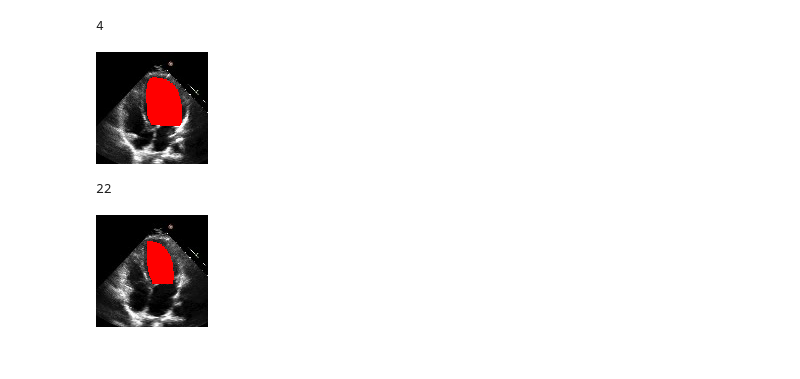
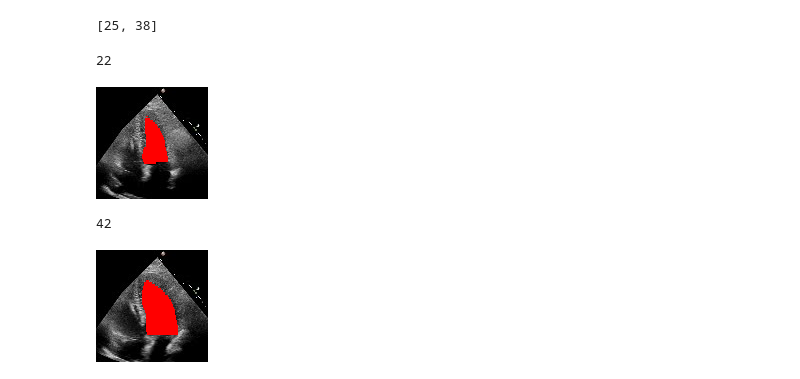
Before and after one commit to aarontyliu/another-echonet, a Jupyter notebook: example-Copy1.ipynb, the cells around one changed output. Cells and saved outputs as stored; diff of their text form; code cells hidden in the pictures.

Commit message:
update model archi and data flow

```diff
--- a/example-Copy1.ipynb
+++ b/example-Copy1.ipynb
@@ -16,5 +27,5 @@ from models import EchoNetRegressor
 # %%
-root_dir = '/Users/aaronliu/Data/EchoNet-Dynamic/Videos/'
+root_dir = '/home/tienyu/data/EchoNet-Dynamic/Videos/'
 # %%
-filelist = pd.read_csv('/Users/aaronliu/Data/EchoNet-Dynamic/FileList.csv')
-tracing = pd.read_csv('/Users/aaronliu/Data/EchoNet-Dynamic/VolumeTracings.csv')
+filelist = pd.read_csv('/home/tienyu/data/EchoNet-Dynamic/FileList.csv')
+tracing = pd.read_csv('/home/tienyu/data/EchoNet-Dynamic/VolumeTracings.csv')
@@ -23,3 +41,39 @@ valid_clips = tracing.FileName.str.replace('.avi', '').unique()
 valid_idx = np.isin(filelist.FileName, valid_clips)
 # %%
 valid_filelist = filelist[valid_idx]
+# %%
+masks = defaultdict(list)
+mask_frames = defaultdict(list)
+grouped_tracing = tracing.groupby('FileName')
+
+def get_mask(x1, y1, x2, y2):
+    x = np.concatenate((x1, x2[::-1]))
+    y = np.concatenate((y1, y2[::-1]))
+    r, c = polygon(np.rint(y), np.rint(x), (112, 112))
+    mask = np.zeros((112, 112))
+    mask[r, c] = 1
+
+    return mask
+
+for k in tracing.FileName.unique():
+    g = grouped_tracing.get_group(k).groupby('Frame')
+    fs = g.Frame.unique()
+    if len(g) == 2:
+        for f in fs:
+            frame_num = f.item()
+            x1, y1, x2, y2 = g.get_group(frame_num)[['X1', 'Y1', 'X2', 'Y2']].values[1:].T
+            mask = get_mask(x1, y1, x2, y2)
+            masks[k].append(mask)
+            mask_frames[k].append(frame_num)
+        if masks[k][1].sum() > masks[k][0].sum():
+            masks[k][0], masks[k][1] = masks[k][1], masks[k][0]
+            mask_frames[k][0], mask_frames[k][1] = mask_frames[k][1], mask_frames[k][0]
+        assert masks[k][0].sum() >= masks[k][1].sum(), f'invalid video {k}'
+# %%
+mask_frames[k]
+# %% [output]
+[25, 38]
+# %%
+# filename = valid_filelist[valid_filelist.Split=='TRAIN'].FileName.loc[idx] + '.avi'
+filename = '0X124030F8B3C1A5AF.avi'
+grouped_df = tracing[tracing.FileName == filename].groupby('Frame')
@@ -26,24 +95,21 @@ valid_filelist = filelist[valid_idx]
 # %%
-filename = valid_filelist[valid_filelist.Split=='TRAIN'].FileName.iloc[2929] + '.avi'
-grouped_df = tracing[tracing.FileName == filename].groupby('Frame')
-keys = tracing[tracing.FileName == filename].Frame.unique()
 # for key, item in grouped_df:
 #     print(grouped_df.get_group(key), "\n\n")
 filepath = os.path.join(root_dir, filename)
 from PIL import Image, ImageFont, ImageDraw, ImageEnhance
 container = av.open(filepath)
 k = 0
 for j, frame in enumerate(container.decode(video=0)):
     if j in keys:
         print(j)
         coordinates = grouped_df.get_group(j)[['X1', 'Y1', 'X2', 'Y2']].values.tolist()[1:]
         f = frame.to_image()
         draw = ImageDraw.Draw(f)
         for c in coordinates:
             draw.rectangle(c, 'red')
         display(f)
 # %% [output]
-4
+22
-[figure, old version]
+[figure, new version]
-22
+42
-[figure, old version]
+[figure, new version]
```
Also changed, not shown: parts of 12 cells of this notebook, 8 other files.
